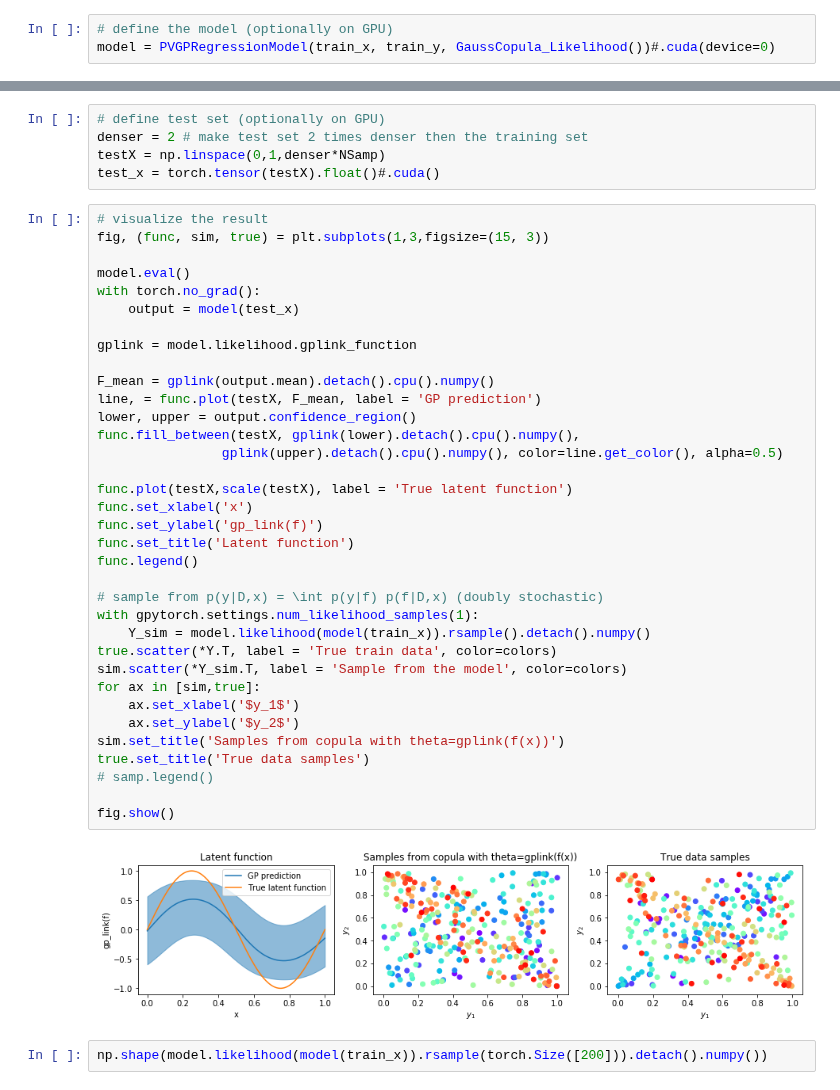
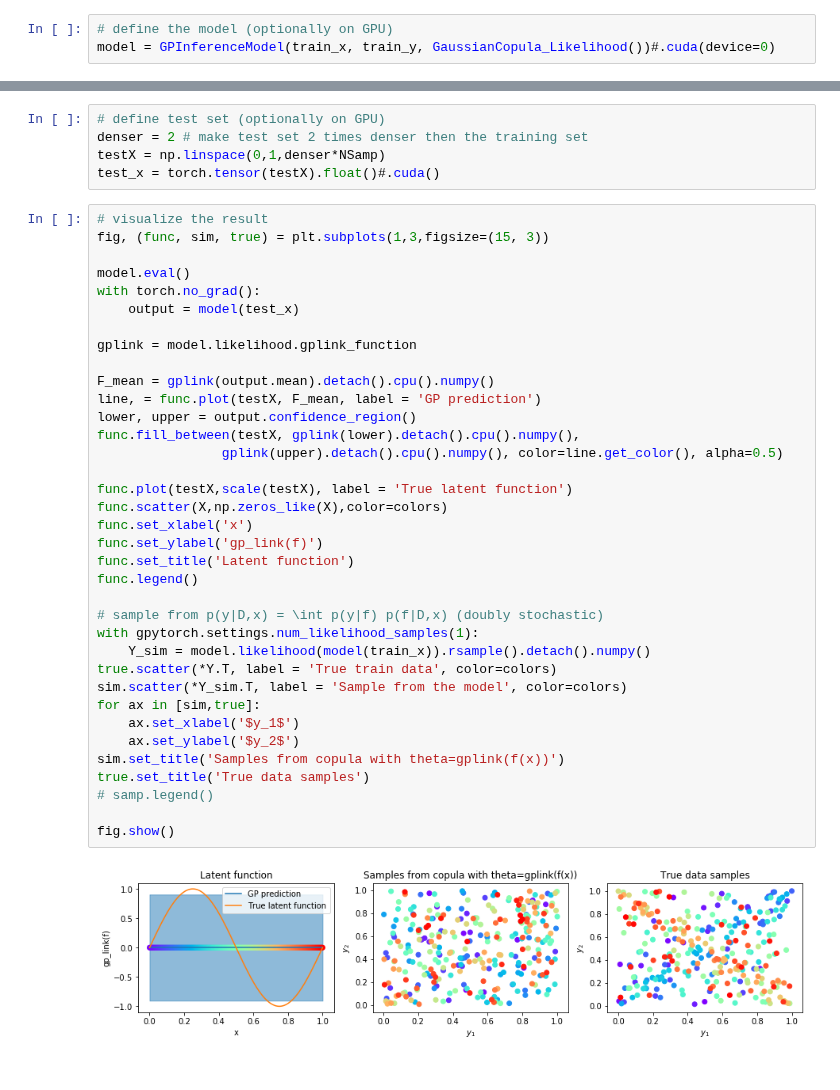
Before and after one commit to NinelK/CopulaGP, a Jupyter notebook: LatentFunctionInference_for_Copula.ipynb, the cells around one changed output, grey strips where cells are left out. Saved outputs shown, nothing was run; the diff lists cells and outputs as text.

```diff
--- a/LatentFunctionInference_for_Copula.ipynb
+++ b/LatentFunctionInference_for_Copula.ipynb
@@ -239,6 +129,6 @@ class GaussCopula_Likelihood(Likelihood):
 # %%
 # define the model (optionally on GPU)
-model = PVGPRegressionModel(train_x, train_y, GaussCopula_Likelihood())#.cuda(device=0)
+model = GPInferenceModel(train_x, train_y, GaussianCopula_Likelihood())#.cuda(device=0)
 # %%
 # train the model
 from pyro import optim
@@ -320,33 +207,32 @@ with torch.no_grad():
     output = model(test_x)
 
 gplink = model.likelihood.gplink_function
 
 F_mean = gplink(output.mean).detach().cpu().numpy()
 line, = func.plot(testX, F_mean, label = 'GP prediction')
 lower, upper = output.confidence_region()
 func.fill_between(testX, gplink(lower).detach().cpu().numpy(),
                 gplink(upper).detach().cpu().numpy(), color=line.get_color(), alpha=0.5)
 
 func.plot(testX,scale(testX), label = 'True latent function')
+func.scatter(X,np.zeros_like(X),color=colors)
 func.set_xlabel('x')
 func.set_ylabel('gp_link(f)')
 func.set_title('Latent function')
 func.legend()
 
 # sample from p(y|D,x) = \int p(y|f) p(f|D,x) (doubly stochastic)
 with gpytorch.settings.num_likelihood_samples(1):
     Y_sim = model.likelihood(model(train_x)).rsample().detach().numpy()
 true.scatter(*Y.T, label = 'True train data', color=colors)
 sim.scatter(*Y_sim.T, label = 'Sample from the model', color=colors)
 for ax in [sim,true]:
     ax.set_xlabel('$y_1$')
     ax.set_ylabel('$y_2$')
 sim.set_title('Samples from copula with theta=gplink(f(x))')
 true.set_title('True data samples')
 # samp.legend()
 
 fig.show()
 # %% [output]
-[figure, old version]
+[figure, new version]
-# %%
-np.shape(model.likelihood(model(train_x)).rsample(torch.Size([200])).detach().numpy())
```
Also changed, not shown: parts of 17 cells of this notebook, 6 other files.
